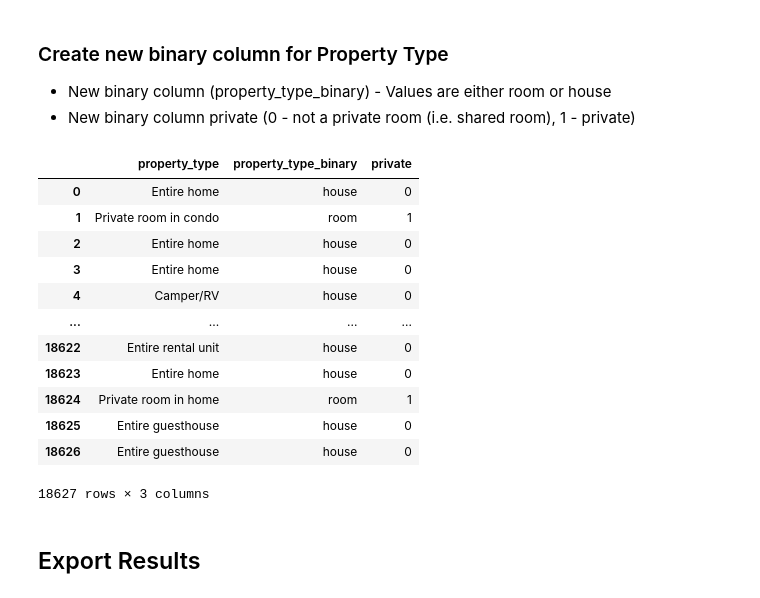
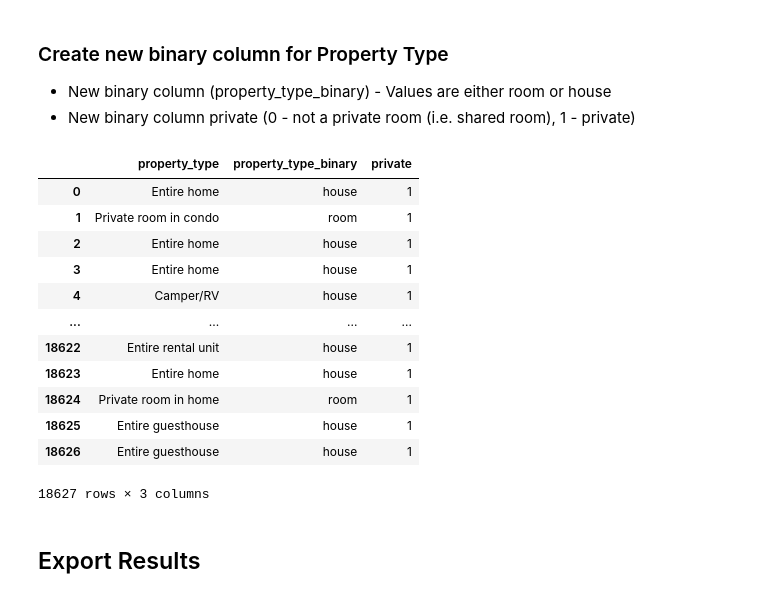
Before and after one commit to nlee98/ADS-599_Capstone_Project, a Jupyter notebook: Code Library/Data_Exploration.ipynb, the cells around one changed output. Drawn from its saved outputs; the diff is of its cells as text; code cells hidden in the pictures.

```diff
--- a/Code Library/Data_Exploration.ipynb
+++ b/Code Library/Data_Exploration.ipynb
@@ -376,29 +376,31 @@ Name: count, Length: 81, dtype: int64
 - New binary column private (0 - not a private room (i.e. shared room), 1 - private)
 # %%
 #Create the new "property_type_binary" column
-eda_income_df["property_type_binary"] = eda_income_df["property_type"].apply(lambda x: 'room' if 'room' in x.lower() else 'house')
+eda_income_df["property_type_binary"] = eda_income_df["property_type"].apply(
+    lambda x: "room" if "room" in x.lower() else "house")
 
 # Create the new "private" column
-eda_income_df["private"] = eda_income_df["property_type"].apply(lambda x: 1 if 'private' in x.lower() else 0)
+eda_income_df["private"] = eda_income_df["property_type"].apply(
+    lambda x: 1 if "private" or "entire" in x.lower() else 0)
 
 # Optional: You can convert the "private" column to integer type if needed
 eda_income_df["private"] = eda_income_df["private"].astype(int)
 
 # Print the updated DataFrame
 eda_income_df[["property_type", "property_type_binary", "private"]]
 # %% [output]
 |  | property_type | property_type_binary | private |
-| 0 | Entire home | house | 0 |
+| 0 | Entire home | house | 1 |
 | 1 | Private room in condo | room | 1 |
-| 2 | Entire home | house | 0 |
-| 3 | Entire home | house | 0 |
-| 4 | Camper/RV | house | 0 |
+| 2 | Entire home | house | 1 |
+| 3 | Entire home | house | 1 |
+| 4 | Camper/RV | house | 1 |
 | ... | ... | ... | ... |
-| 18622 | Entire rental unit | house | 0 |
-| 18623 | Entire home | house | 0 |
+| 18622 | Entire rental unit | house | 1 |
+| 18623 | Entire home | house | 1 |
 | 18624 | Private room in home | room | 1 |
-| 18625 | Entire guesthouse | house | 0 |
-| 18626 | Entire guesthouse | house | 0 |
+| 18625 | Entire guesthouse | house | 1 |
+| 18626 | Entire guesthouse | house | 1 |
 18627 rows × 3 columns
 # %% [markdown]
 ## Export Results
```
